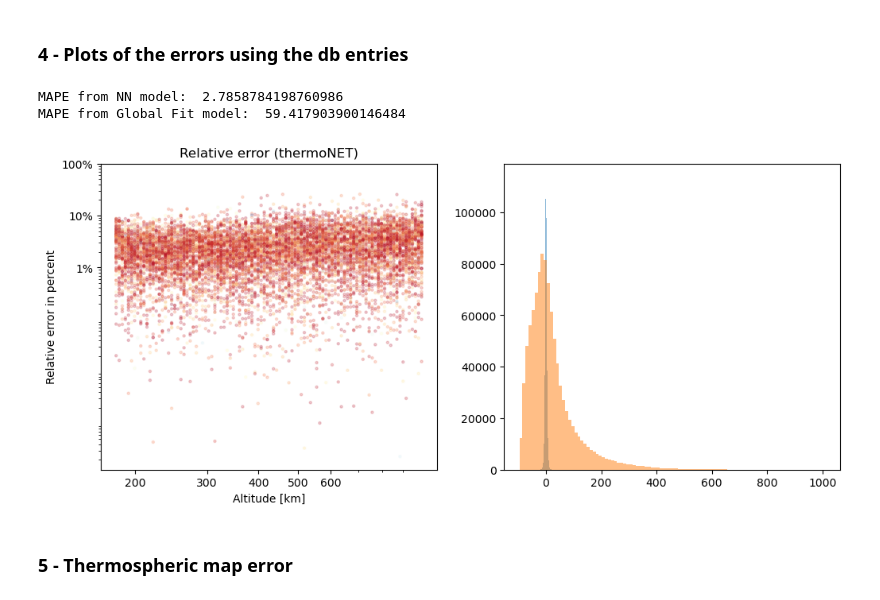
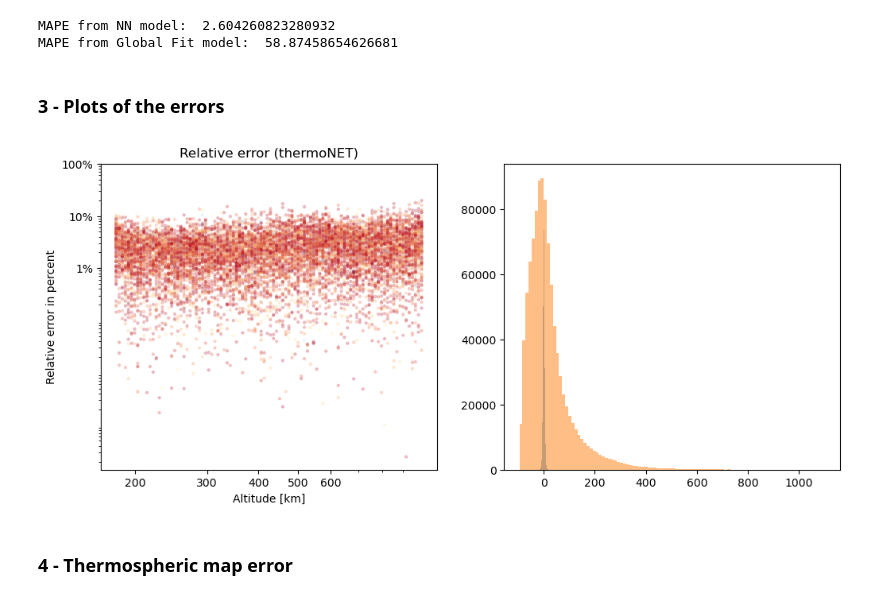
Before and after one commit to esa/thermonets, a Jupyter notebook: notebooks/nrlmsise00_analysis.ipynb, the cells around one changed output. Cells and saved outputs as stored; diff of their text form; code cells hidden in the pictures.

Commit message:
np inference + nrlmsise00

```diff
--- a/notebooks/nrlmsise00_analysis.ipynb
+++ b/notebooks/nrlmsise00_analysis.ipynb
@@ -119,48 +50,42 @@ maximum and minimum of target density: 7.606700552160922e-10, 2.0935124436139485
+# %%
+#now the global fit:
+predicted_global_fit=tn.rho_approximation(h=db[:,7], params=tn.best_global_fit_nrlmsise00, backend='numpy')
+rel_err_global_fit = ((predicted_global_fit - true) / true) * 100
+# %%
+rel_err = ((predicted - true) / true) * 100
+rel_err_global_fit = ((predicted_global_fit - true) / true) * 100
+
+print("MAPE from NN model: ", np.mean(np.abs(rel_err)))
+print("MAPE from Global Fit model: ", np.mean(np.abs(rel_err_global_fit)))
+# %% [output]
+MAPE from NN model:  2.604260823280932
+MAPE from Global Fit model:  58.87458654626681
 # %% [markdown]
-### 4 - Plots of the errors using the db entries
+### 3 - Plots of the errors
-# %%
-# We move the db into a torch array
-db_processed_torch = torch.tensor(db_processed, dtype=torch.float32)
-# Compute the parameters of the exponentials as params_i = params_i0 (1 + NNout_i)
-delta_params = model(db_processed_torch[:,:-3])
-params = best_global_fit*(1+delta_params)
-# Compute the inference of the model over the entire dataset
-predicted = tn.rho_approximation(db_processed_torch[:,-2], params, backend="torch")
-true = db_processed_torch[:,-1]
-predicted_global_fit=tn.rho_approximation(h=db_processed_torch[:,-2],params=best_global_fit,backend='torch')
-# %%
-rel_err = ((predicted - true) / true).detach() * 100
-rel_err_global_fit = ((predicted_global_fit - true) / true).detach() * 100
-
-print("MAPE from NN model: ", torch.mean(torch.abs(rel_err)).item())
-print("MAPE from Global Fit model: ", torch.mean(torch.abs(rel_err_global_fit)).item())
-# %% [output]
-MAPE from NN model:  2.7858784198760986
-MAPE from Global Fit model:  59.417903900146484
 # %%
 fig, ax = plt.subplots(1,2, figsize = (12,5))
 cm = plt.colormaps['RdYlBu']
 
-rel_err = ((predicted - true) / true).detach() * 100
+rel_err = ((predicted - true) / true) * 100
 
-c = (db_processed_torch[::99,7]+1)/2
-sc = ax[0].scatter(db_processed_torch[::99, -2], torch.abs(rel_err[::99]), alpha=0.2, c=c, s=5, cmap=cm)
+c = (db[::99,11]+1)/2
+sc = ax[0].scatter(db[::99, 7], np.abs(rel_err[::99]), alpha=0.2, c=c, s=5, cmap=cm)
 ax[0].set_yscale('log')
 ax[0].set_xscale('log')
 ax[0].set_yticks([1, 10, 100], ["1%", "10%", "100%"])
 ax[0].set_xticks([200, 300, 400,500, 600], ["200", "300", "400", "500", "600"])
 ax[0].set_title("Relative error (thermoNET)")
 ax[0].set_xlabel("Altitude [km]")
 ax[0].set_ylabel("Relative error in percent")
 
 
 #
 ax[1].hist(rel_err, bins = 100, density=False, alpha=0.5);
 ax[1].hist(rel_err_global_fit, bins = 100, density=False, alpha=0.5);
 # %% [output]
-[figure, old version]
+[figure, new version]
 # %% [markdown]
-### 5 - Thermospheric map error
+### 4 - Thermospheric map error
 # %%
 # We first establish the longitude latitude grid thickness
 n_grid=400
```
Also changed, not shown: parts of 13 cells of this notebook, 4 other files.
